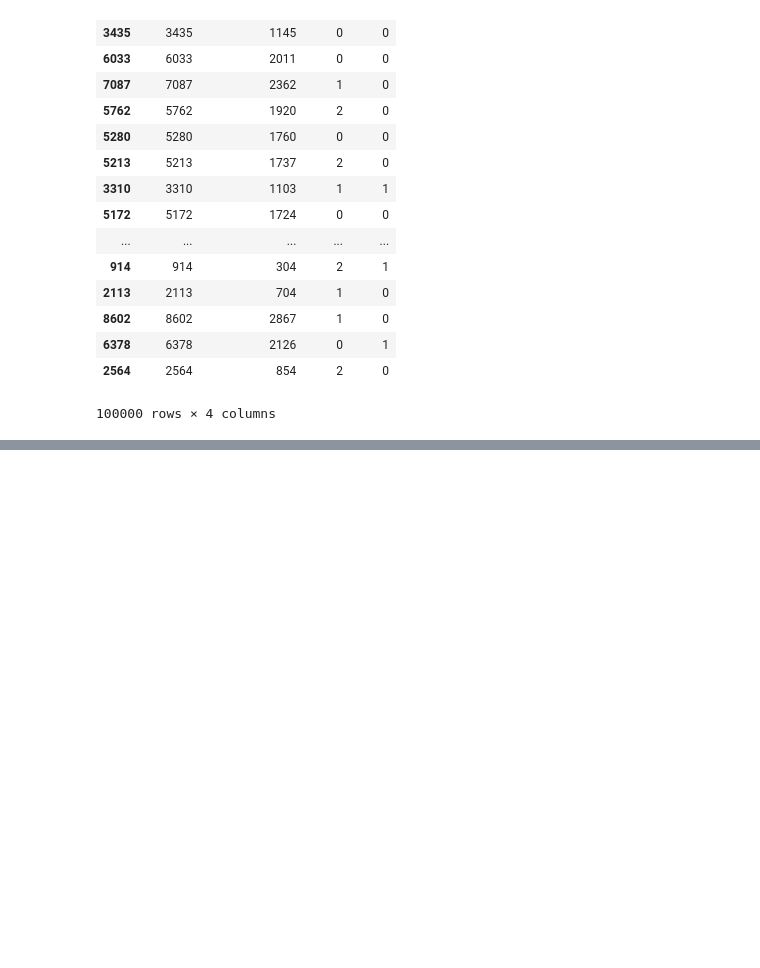
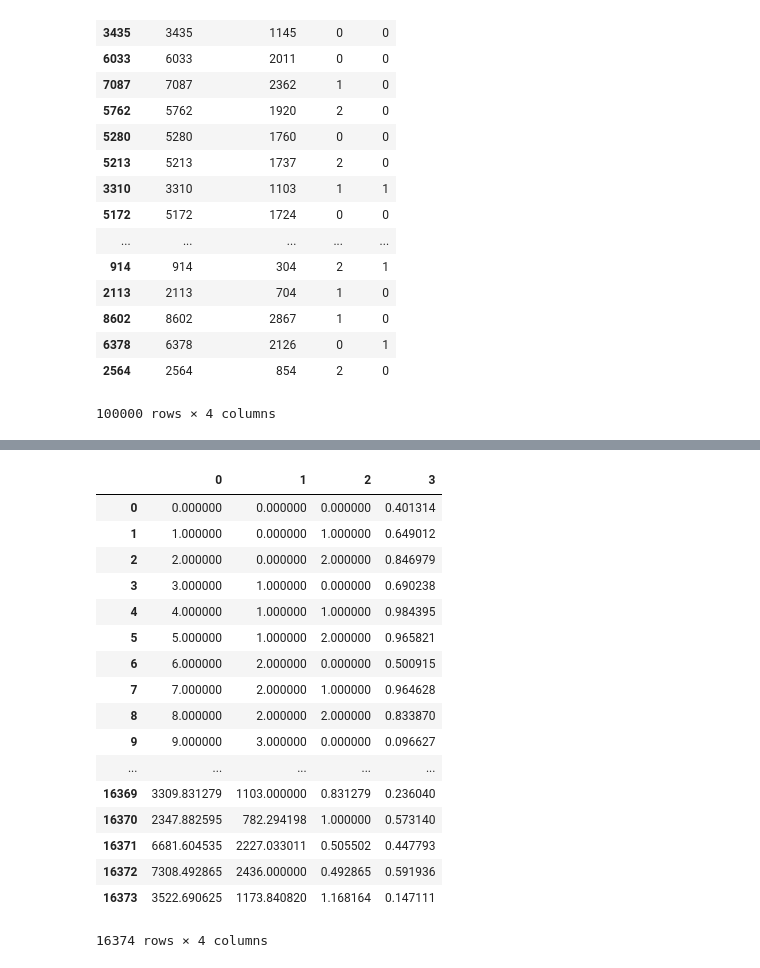
Before and after one commit to guchio3/kaggle-vsb, a Jupyter notebook: notebooks/e002_EDA.ipynb, the cells around one changed output, grey strips where cells are left out. Drawn from its saved outputs; the diff is of its cells as text; code cells hidden in the pictures; blank space fills up the shorter version.

```diff
--- a/notebooks/e002_EDA.ipynb
+++ b/notebooks/e002_EDA.ipynb
@@ -114,0 +153,21 @@ trn_meta_df.sample(100000, replace=True)
+# %%
+pd.DataFrame(res[0])#.describe()
+# %% [output]
+|  | 0 | 1 | 2 | 3 |
+| 0 | 0.000000 | 0.000000 | 0.000000 | 0.401314 |
+| 1 | 1.000000 | 0.000000 | 1.000000 | 0.649012 |
+| 2 | 2.000000 | 0.000000 | 2.000000 | 0.846979 |
+| 3 | 3.000000 | 1.000000 | 0.000000 | 0.690238 |
+| 4 | 4.000000 | 1.000000 | 1.000000 | 0.984395 |
+| 5 | 5.000000 | 1.000000 | 2.000000 | 0.965821 |
+| 6 | 6.000000 | 2.000000 | 0.000000 | 0.500915 |
+| 7 | 7.000000 | 2.000000 | 1.000000 | 0.964628 |
+| 8 | 8.000000 | 2.000000 | 2.000000 | 0.833870 |
+| 9 | 9.000000 | 3.000000 | 0.000000 | 0.096627 |
+| ... | ... | ... | ... | ... |
+| 16369 | 3309.831279 | 1103.000000 | 0.831279 | 0.236040 |
+| 16370 | 2347.882595 | 782.294198 | 1.000000 | 0.573140 |
+| 16371 | 6681.604535 | 2227.033011 | 0.505502 | 0.447793 |
+| 16372 | 7308.492865 | 2436.000000 | 0.492865 | 0.591936 |
+| 16373 | 3522.690625 | 1173.840820 | 1.168164 | 0.147111 |
+16374 rows × 4 columns
```
Also changed, not shown: parts of 4 cells of this notebook, 4 other files.
